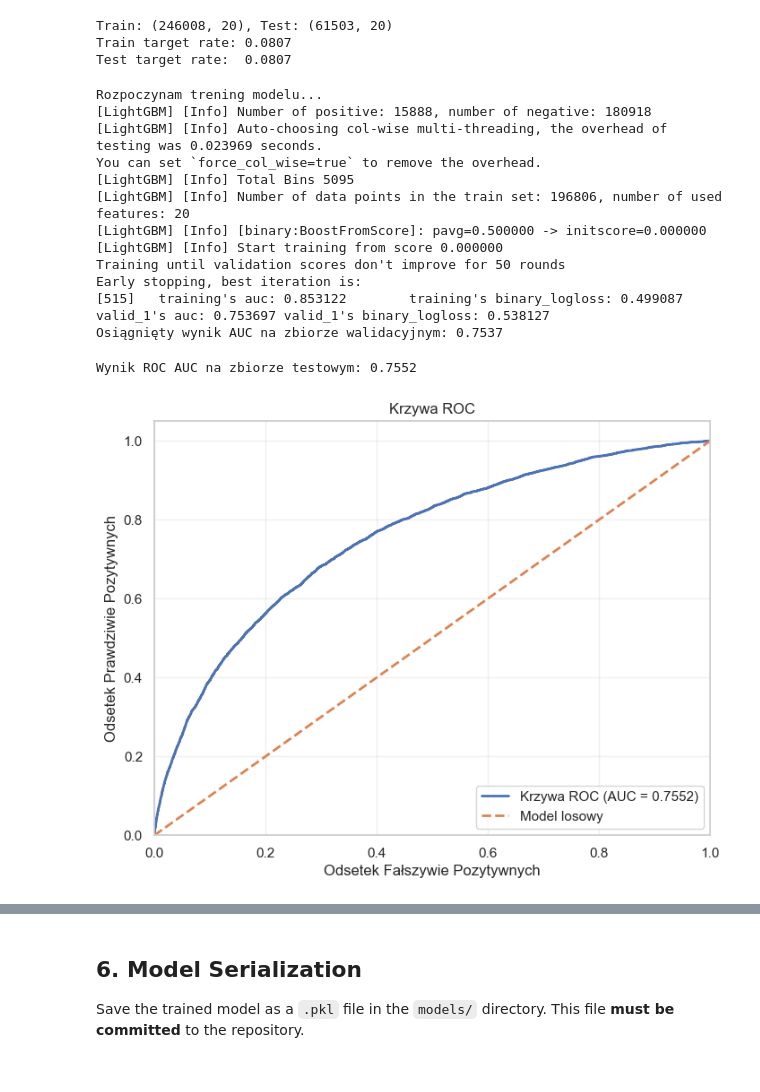
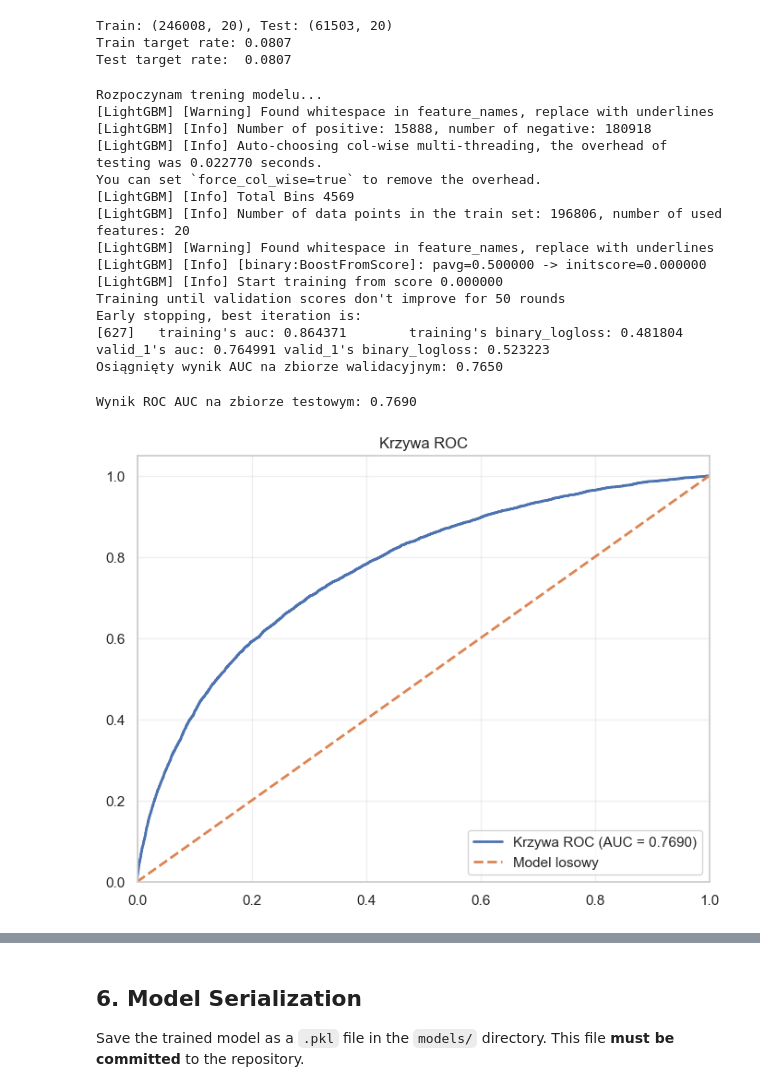
Before and after one commit to konradleszczynski/wut-counterfactual-explanations, a Jupyter notebook: notebooks/00_starter_notebook_final.ipynb, the cells around one changed output, grey strips where cells are left out. Drawn from its saved outputs; the diff is of its cells as text; code cells hidden in the pictures.

Commit message:
Uzupełnienie projektu o kontrfakty, modyfikacja modelu

```diff
--- a/notebooks/00_starter_notebook_final.ipynb
+++ b/notebooks/00_starter_notebook_final.ipynb
@@ -212,8 +209,8 @@ df["EXTERNAL_SOURCES_STD"] = df[ext_cols].std(axis=1)
 df['INCOME_PER_PERSON'] = df['AMT_INCOME_TOTAL'] / df['CNT_FAM_MEMBERS'].replace(0, np.nan)
 # Sotsunek liczby dzieci na rodzine
 df['CHILDREN_RATIO'] = df['CNT_CHILDREN'] / df['CNT_FAM_MEMBERS'].replace(0, np.nan)
-# Stosunek wielkości kredytu do ceny towaru
-df['CREDIT_GOODS_RATIO'] = df['AMT_CREDIT'] / df['AMT_GOODS_PRICE']
+
+#Ilość informacji kontaktowych
 contact_cols = ['FLAG_MOBIL', 'FLAG_EMP_PHONE', 'FLAG_WORK_PHONE', 'FLAG_CONT_MOBILE', 'FLAG_PHONE', 'FLAG_EMAIL']
 df['CONTACT_INFO_COUNT'] = df[contact_cols].sum(axis=1)
 # %% [markdown]
@@ -980,3 +950,6 @@ df_fill_na=df.fillna(-99999999999)
+# %%
+medians=df.median()
+df_fill_na=df.fillna(medians)
 # %%
 print(f"Shape after preprocessing: {df_fill_na.shape}")
 # %% [output]
@@ -1041,22 +1014,19 @@ Rejected:       294
 # %%
-rf_evaluator = RandomForestClassifier(
+lgb_evaluator = lgb.LGBMClassifier(
     n_estimators=100,
-    n_jobs=-1,
-    random_state=42
+    class_weight='balanced',
+    random_state=42,
+    importance_type='gain',
+    n_jobs=-1
 )
-rf_evaluator.fit(X_train[confirmed_features], y_train)
 
-importances = rf_evaluator.feature_importances_
+lgb_evaluator.fit(X_train[confirmed_features], y_train)
 
 feature_importance_df = pd.DataFrame({
     'Feature': confirmed_features,
-    'Importance': importances
-})
+    'Importance': lgb_evaluator.feature_importances_
+}).sort_values(by='Importance', ascending=False)
 
-feature_importance_df = feature_importance_df.sort_values(by='Importance', ascending=False)
-
-top_20_features = feature_importance_df.head(20)['Feature'].tolist()
-
-print("\n Wagi dla Top 20:")
-print(feature_importance_df.head(20))
+top_17_features = feature_importance_df.head(17)['Feature'].tolist()
+print(feature_importance_df.head(17))
 # %% [output]
@@ -1085,8 +1055,8 @@ try XGBoost or CatBoost.
 
 **Important:** Use `RANDOM_SEED = 42` for all random operations.
 # %%
-X = df[top_20_features]
-y = df['TARGET']
+X = df_fill_na[top_17_features+['AMT_CREDIT','AMT_ANNUITY','AMT_INCOME_TOTAL']]
+y = df_fill_na['TARGET']
 
 X_train, X_test, y_train, y_test = train_test_split(
     X, y, test_size=0.2, stratify=y, random_state=42
@@ -1124,8 +1094,6 @@ callbacks = [
     lgb.early_stopping(stopping_rounds=50, verbose=True),
 ]
 
-print("Rozpoczynam trening modelu...")
-
 
 lgbm.fit(
     X_tr, y_tr,
@@ -1141,45 +1109,45 @@ val_auc = lgbm.best_score_['valid_1']['auc']
 print(f"Osiągnięty wynik AUC na zbiorze walidacyjnym: {val_auc:.4f}")
 # %% [output]
 Rozpoczynam trening modelu...
+[LightGBM] [Warning] Found whitespace in feature_names, replace with underlines
 [LightGBM] [Info] Number of positive: 15888, number of negative: 180918
-[LightGBM] [Info] Auto-choosing col-wise multi-threading, the overhead of testing was 0.023969 seconds.
+[LightGBM] [Info] Auto-choosing col-wise multi-threading, the overhead of testing was 0.022770 seconds.
 You can set `force_col_wise=true` to remove the overhead.
-[LightGBM] [Info] Total Bins 5095
+[LightGBM] [Info] Total Bins 4569
 [LightGBM] [Info] Number of data points in the train set: 196806, number of used features: 20
+[LightGBM] [Warning] Found whitespace in feature_names, replace with underlines
 [LightGBM] [Info] [binary:BoostFromScore]: pavg=0.500000 -> initscore=0.000000
 [LightGBM] [Info] Start training from score 0.000000
 Training until validation scores don't improve for 50 rounds
 Early stopping, best iteration is:
-[515]   training's auc: 0.853122        training's binary_logloss: 0.499087     valid_1's auc: 0.753697 valid_1's binary_logloss: 0.538127
-Osiągnięty wynik AUC na zbiorze walidacyjnym: 0.7537
+[627]   training's auc: 0.864371        training's binary_logloss: 0.481804     valid_1's auc: 0.764991 valid_1's binary_logloss: 0.523223
+Osiągnięty wynik AUC na zbiorze walidacyjnym: 0.7650
 # %%
 y_pred_proba = lgbm.predict_proba(X_test)[:, 1]
 
 # TODO: Print Roc AUC
 roc_auc = roc_auc_score(y_test, y_pred_proba)
 print(f"Wynik ROC AUC na zbiorze testowym: {roc_auc:.4f}")
 
 # TODO: Plot ROC curve
 fpr, tpr, thresholds = roc_curve(y_test, y_pred_proba)
 
 # Rysowanie wykresu
 plt.figure(figsize=(8, 6))
 plt.plot(fpr, tpr, lw=2, label=f'Krzywa ROC (AUC = {roc_auc:.4f})')
 
 plt.plot([0, 1], [0, 1], lw=2, linestyle='--', label='Model losowy')
 
 plt.xlim([0.0, 1.0])
 plt.ylim([0.0, 1.05])
-plt.xlabel('Odsetek Fałszywie Pozytywnych')
-plt.ylabel('Odsetek Prawdziwie Pozytywnych')
 plt.title('Krzywa ROC')
 plt.legend(loc="lower right")
 plt.grid(alpha=0.3)
 
 plt.show()
 # %% [output]
-Wynik ROC AUC na zbiorze testowym: 0.7552
+Wynik ROC AUC na zbiorze testowym: 0.7690
-[figure, old version]
+[figure, new version]
 # %%
 masterscale = pd.DataFrame({
     "Rating": [
```
Also changed, not shown: parts of 30 cells of this notebook, 5 other files.
